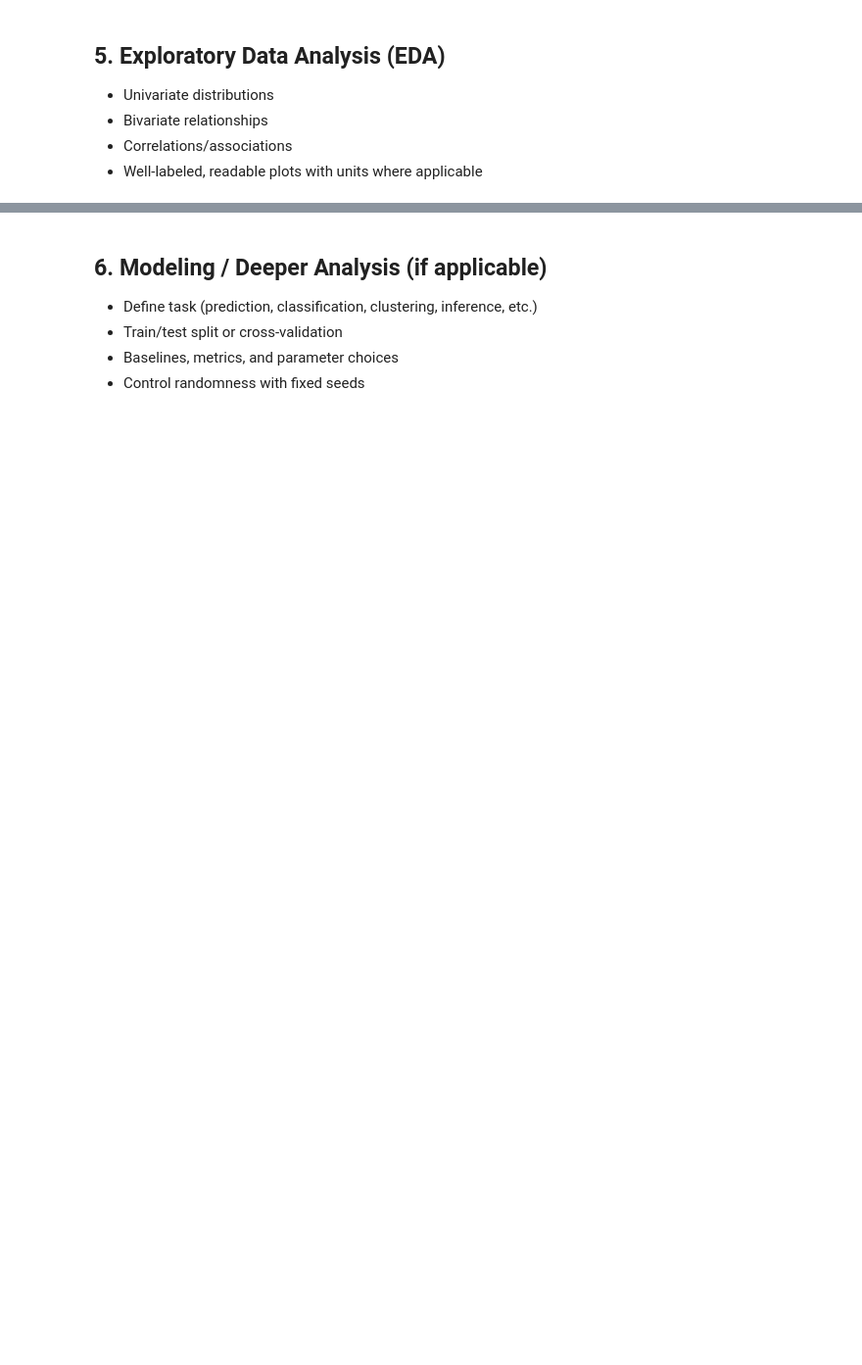
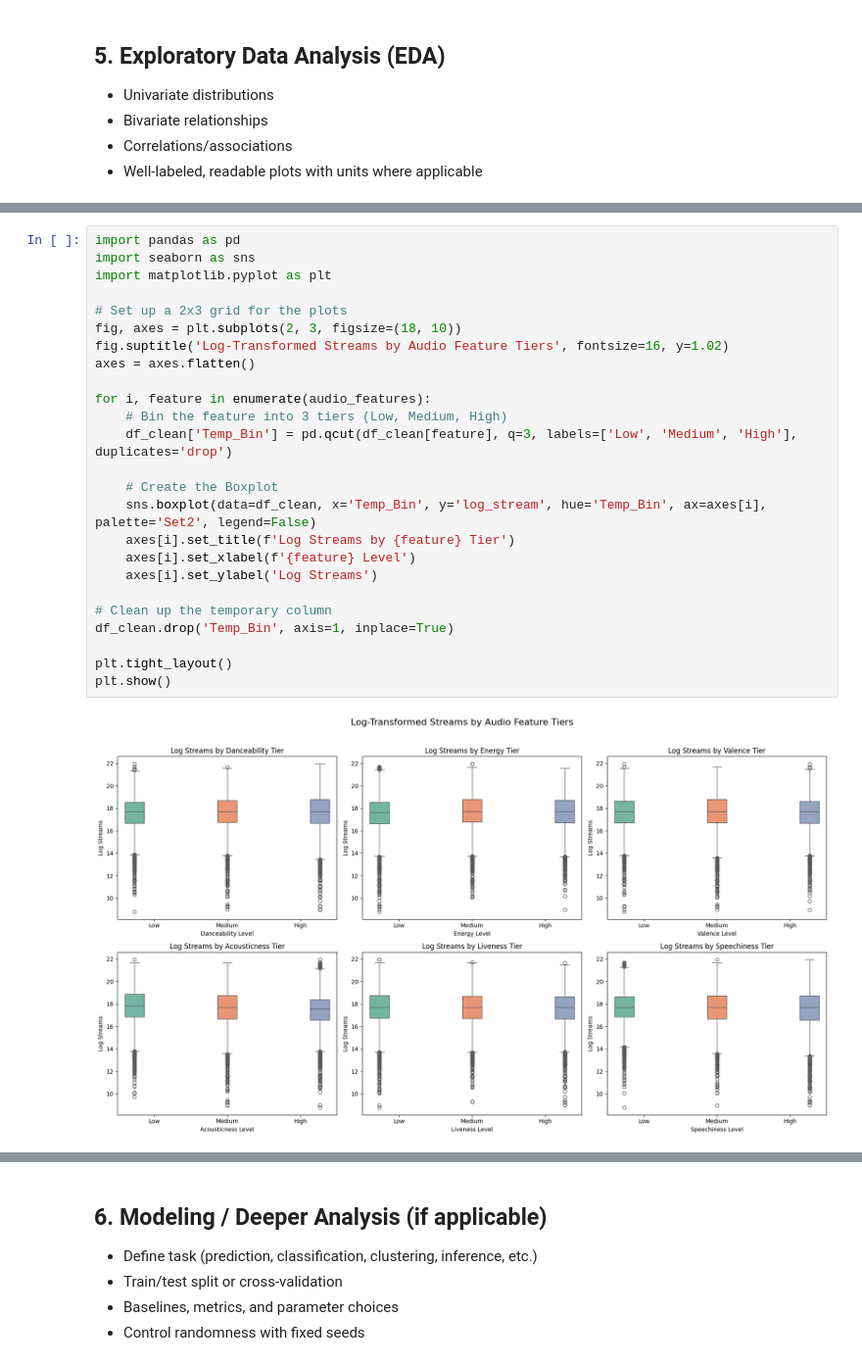
Before and after one commit to chanjyi/Spotify-vs-Youtube, a Jupyter notebook: TT6L_G5_Notebook.ipynb, the cells around one changed output, grey strips where cells are left out. Shown at 98% size. Cells and saved outputs as stored; diff of their text form; blank space fills up the shorter version.

```diff
--- a/TT6L_G5_Notebook.ipynb
+++ b/TT6L_G5_Notebook.ipynb
@@ -387,0 +988,27 @@ Based on these checks, the next step is to clean and preprocess the dataset by h
+# %%
+import pandas as pd
+import seaborn as sns
+import matplotlib.pyplot as plt
+
+# Set up a 2x3 grid for the plots
+fig, axes = plt.subplots(2, 3, figsize=(18, 10))
+fig.suptitle('Log-Transformed Streams by Audio Feature Tiers', fontsize=16, y=1.02)
+axes = axes.flatten()
+
+for i, feature in enumerate(audio_features):
+    # Bin the feature into 3 tiers (Low, Medium, High)
+    df_clean['Temp_Bin'] = pd.qcut(df_clean[feature], q=3, labels=['Low', 'Medium', 'High'], duplicates='drop')
+
+    # Create the Boxplot
+    sns.boxplot(data=df_clean, x='Temp_Bin', y='log_stream', hue='Temp_Bin', ax=axes[i], palette='Set2', legend=False)
+    axes[i].set_title(f'Log Streams by {feature} Tier')
+    axes[i].set_xlabel(f'{feature} Level')
+    axes[i].set_ylabel('Log Streams')
+
+# Clean up the temporary column
+df_clean.drop('Temp_Bin', axis=1, inplace=True)
+
+plt.tight_layout()
+plt.show()
+# %% [output]
+[figure, added]
```
Also changed, not shown: parts of 120 cells of this notebook, 2 other files.
